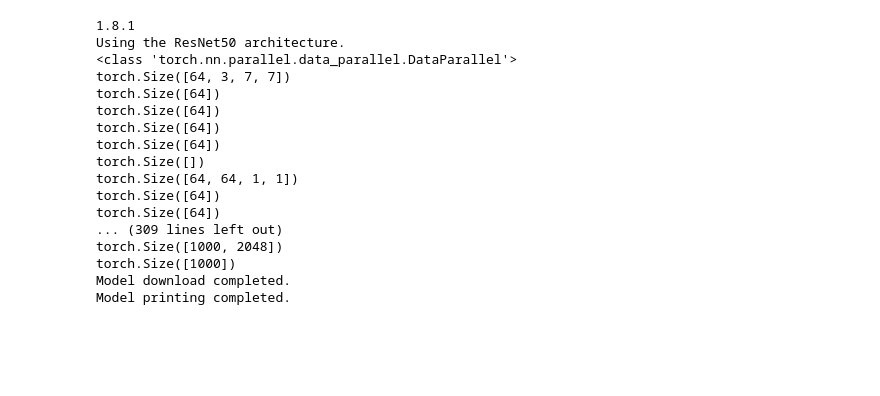
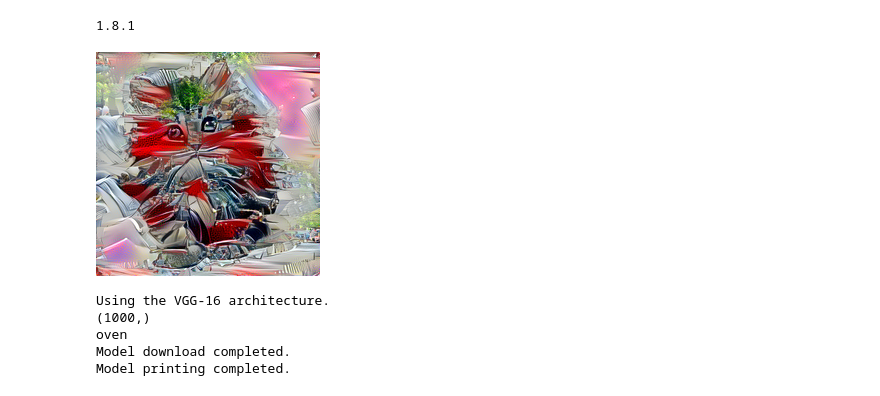
Before and after one commit to alexsalman/NeuralComputation, a Jupyter notebook: texture_vs_shape.ipynb, the cells around one changed output. Drawn from its saved outputs; the diff is of its cells as text; code cells hidden in the pictures; blank space fills up the shorter version.

Commit message:
With VGG-16 architecture working

```diff
--- a/texture_vs_shape.ipynb
+++ b/texture_vs_shape.ipynb
@@ -79,67 +84,81 @@ if __name__ == "__main__":
     # yourself.
     model_D = "vgg16_trained_on_SIN"
     model_E = "alexnet_trained_on_SIN"
+    # Replace the figure name
+    OBJ = pyimg(filename='cat2-car3.png')
+    display(OBJ)
 
-    model = load_model(model_A) # change to different model as desired
+    model = load_model(model_D) # change to different model as desired
+    im = pilimage.open('cat2-car3.png')
+    test_transforms = transforms.Compose([transforms.ToTensor()])
+    image_tensor = test_transforms(im).float()
+    image_tensor = image_tensor.unsqueeze_(0)
+    out1 = model(image_tensor)
+    out_smax_values = F.softmax(out1).detach().cpu().numpy()
+    # print(out_smax_values)
+    # print(np.sum(out_smax_values))
+    # print(out_smax_values.shape)
 
-    print(type(model))
+    #print(type(model))
     #print(type(model.module.cpu().state_dict().values()))
     #print(model.module.cpu().state_dict().items())
-    tensor_list = []
-    for k, v in model.module.cpu().state_dict().items():
-        tensor_list.append(v)
-        print(v.shape)
+    lst = []
+    #an_array = np.empty((64, 3, 7, 7))
+    #for k, v in model.module.cpu().state_dict().items():
+        #print("K=",k, "V",v)
+        #temp = F.softmax(v.float(), dim=0).numpy()
+        #print(v.shape)
+        #print(temp)
+        #lst.append(temp)
+        #print(np.shape(lst))
+        #print(lst)
+        #numpy_array = np.array(lst)
+    #print(numpy_array.shape)
+        #print(F.softmax(v.float(), dim=0).sum())
     #tensors = torch.Tensor(tensor_list)
     #cat_tensor = torch.cat(tensor_list, dim=0)
     #print(v.shape)
     #print(cat_tensor.shape)
         #gg = torch.cat((v))
     #jj = torch.nn.Softmax(model.module.state_dict().values())
     #print(jj)
     #lst = []
     #lst = list(model.module.cpu().state_dict().values())
     #for k, v in model.module.cpu().state_dict().items():
     #    _
     #print(v)
     #m = torch.nn.Softmax(dim=1)
     #softmax_output_numpy = m(mm)
     #softmax_output_numpy = np.array(lst, dtype=object)
     #print(len(softmax_output_numpy.shape),"length")
     #print("Softmax", softmax(softmax_output_numpy))
     # create mlapping
-    #mapping = probabilities_to_decision.ImageNetProbabilitiesTo16ClassesMapping()
+    mapping = probabilities_to_decision.ImageNetProbabilitiesTo16ClassesMapping()
     # obtain decision
-    #decision_from_16_classes = mapping.probabilities_to_decision(softmax_output_numpy)
+    out_smax_values = np.array([j for j in out_smax_values[0][:]])
+    print(out_smax_values.shape)
+    decision_from_16_classes = mapping.probabilities_to_decision(out_smax_values)
+    print(decision_from_16_classes)
 
     print("Model download completed.")
 
     # sanity check: print state_dict
     #try:
     #    for k, v in model.module.state_dict().items():
     #        print(v)
     #except AttributeError:
     #    for k, v in model.state_dict().items():
     #        print(k)
 
     print("Model printing completed.")
 # %% [output]
 1.8.1
-Using the ResNet50 architecture.
-<class 'torch.nn.parallel.data_parallel.DataParallel'>
-torch.Size([64, 3, 7, 7])
-torch.Size([64])
-torch.Size([64])
-torch.Size([64])
-torch.Size([64])
-torch.Size([])
-torch.Size([64, 64, 1, 1])
-torch.Size([64])
-torch.Size([64])
-... (309 lines left out)
-torch.Size([1000, 2048])
-torch.Size([1000])
-Model download completed.
-Model printing completed.
+[figure, added]
+Using the VGG-16 architecture.
+(1000,)
+oven
+Model download completed.
+Model printing completed.
 # %%
 m = torch.nn.Softmax(dim=1)
 input = torch.randn(2, 3)
```
Also changed, not shown: parts of 2 cells of this notebook.
